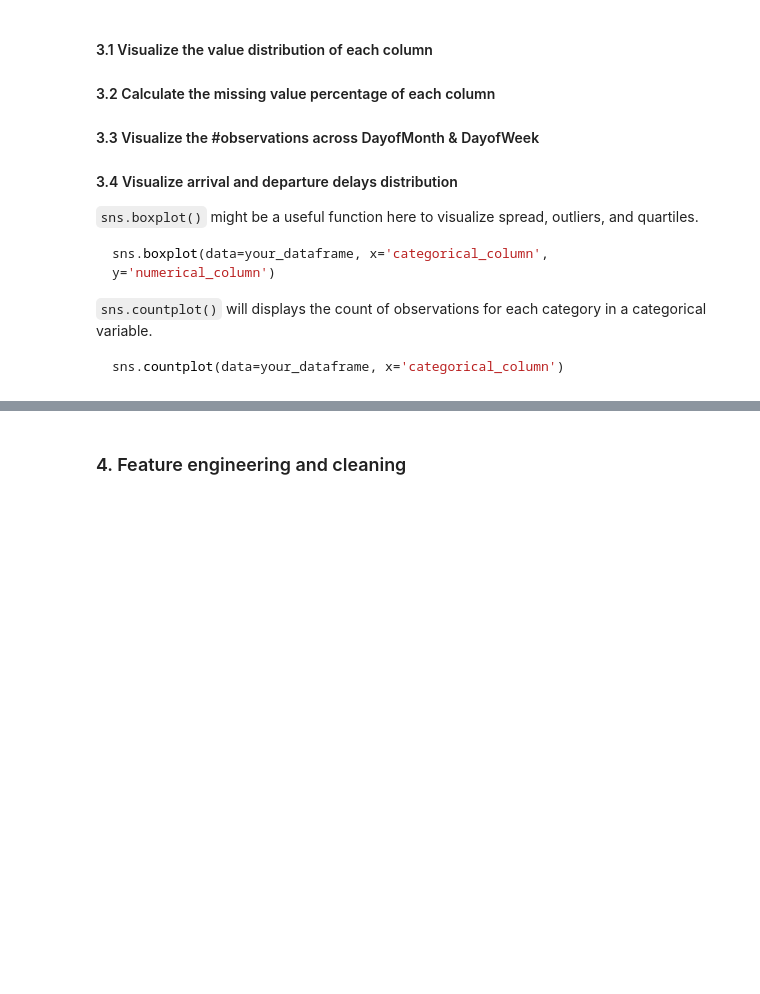
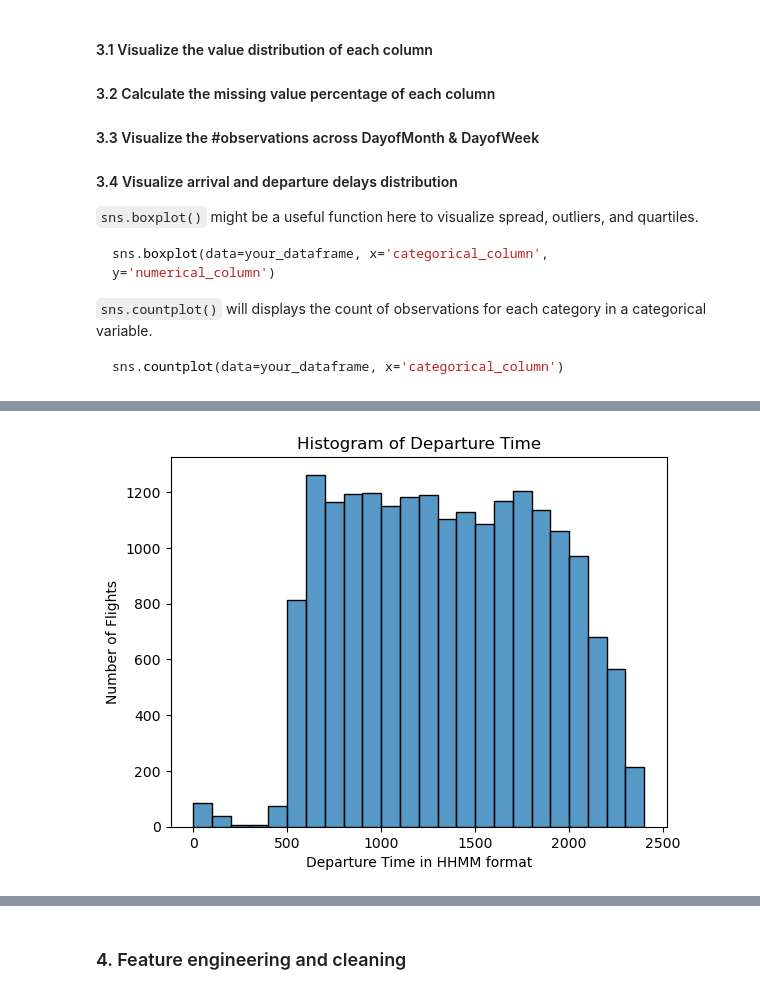
Before and after one commit to yashfadia2026/data_eng300SP_fadia, a Jupyter notebook: labs/lab1/lab1 - Yash Fadia.ipynb, the cells around one changed output, grey strips where cells are left out. Saved outputs shown, nothing was run; the diff lists cells and outputs as text; code cells hidden in the pictures; blank space fills up the shorter version.

```diff
--- a/labs/lab1/lab1 - Yash Fadia.ipynb
+++ b/labs/lab1/lab1 - Yash Fadia.ipynb
@@ -212,4 +252,11 @@ KeyError: 'UniqueCarrier'
 # %%
 ## 3.4.1 Histogram of Departure Time
+sns.histplot(x = 'DepTime', bins = 24, data = data)
+plt.title('Histogram of Departure Time')
+plt.xlabel('Departure Time in HHMM format')
+plt.ylabel('Number of Flights')
+plt.show()
+# %% [output]
+[figure, added]
 # %%
 ## 3.4.2 Histogram of arrival and departure delays
```
Also changed, not shown: parts of 15 cells of this notebook, 1 other file.
